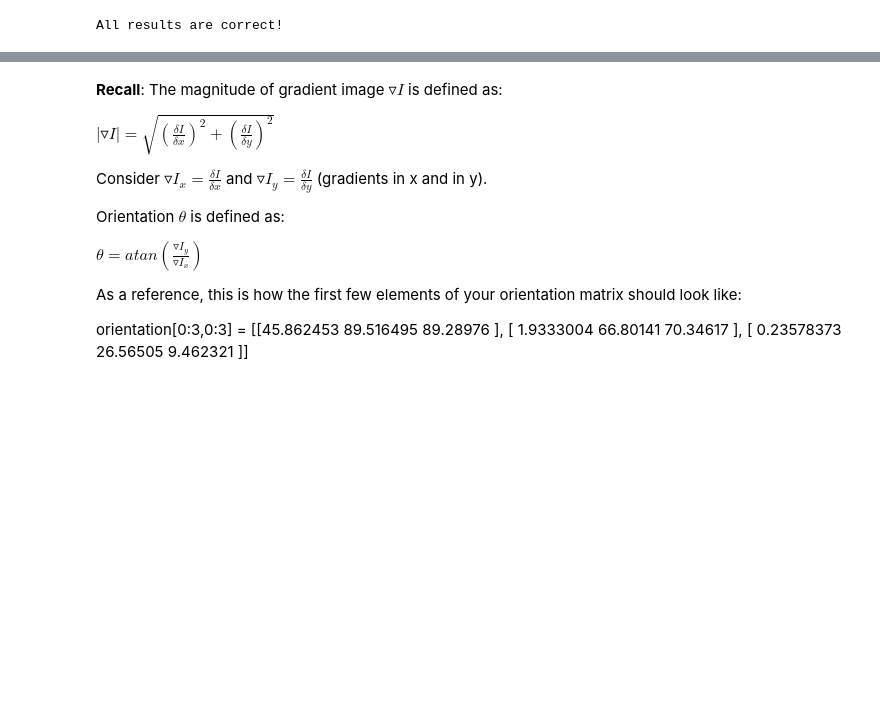
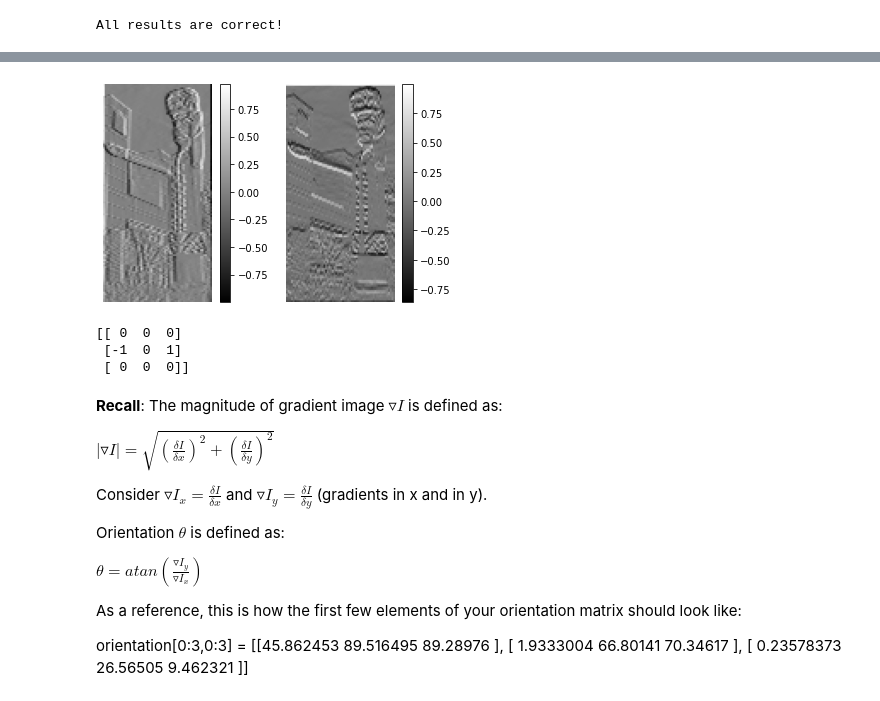
Before and after one commit to jamesrenxiangyu/ECE536, a Jupyter notebook: [A2]_ECE_471_536_Spring_2021.ipynb, the cells around one changed output, grey strips where cells are left out. Saved outputs shown, nothing was run; the diff lists cells and outputs as text; code cells hidden in the pictures; blank space fills up the shorter version.

```diff
--- a/[A2]_ECE_471_536_Spring_2021.ipynb
+++ b/[A2]_ECE_471_536_Spring_2021.ipynb
@@ -239,16 +229,22 @@ Image Downloaded
 # Apply these kernels to the input image using your "my_padded_conv2D" function.
 # Note: since your function expects square inputs, pad the kernels created with zeros if necessary.
 
-a = np.zeros([3,3])
+a = np.zeros([3,3],dtype=int)
 k_1d = [-1, 0, 1]
 a[1,:] = k_1d
 kernel_x = a
-b = np.zeros([3,3])
+b = np.zeros([3,3],dtype=int)
 b[:,1] = k_1d
 kernel_y = b
 
-gradient_x = 0.5 * my_padded_conv2D(kernel_x, Norm_Img)
-gradient_y = 0.5 * my_padded_conv2D(kernel_y, Norm_Img)
+gradient_x = my_padded_conv2D(kernel_x, Norm_Img)
+gradient_y = my_padded_conv2D(kernel_y, Norm_Img)
+
+plt.figure()
+plt.subplot(1,2,1)
+pltImg(gradient_x,ori='vertical')
+plt.subplot(1,2,2)
+pltImg(gradient_y,ori='vertical')
 
 # TO-DO (13 points): MANUALLY calculate the magnitude and orientation (in degress) matrices from the
 # gradient images (i.e., you CAN NOT use cv2.cartToPolar or other functions).
@@ -256,3 +252,4 @@ gradient_y = 0.5 * my_padded_conv2D(kernel_y, Norm_Img)
 # 0 to 360 degrees). Do the same by adjusting your mannualy calculated orientation
 # angles (in degrees) to [0,180]. A reference for the first 9 elements of the orientation matrix is provided
 # below.
+# %% [output]
@@ -259,3 +257,10 @@ gradient_y = 0.5 * my_padded_conv2D(kernel_y, Norm_Img)
+[figure, added]
+# %%
+print(kernel_x)
+# %% [output]
+[[ 0  0  0]
+ [-1  0  1]
+ [ 0  0  0]]
 # %% [markdown]
 **Recall**: The magnitude of gradient image $\triangledown I$ is defined as:
 
```
Also changed, not shown: parts of 11 cells of this notebook.
